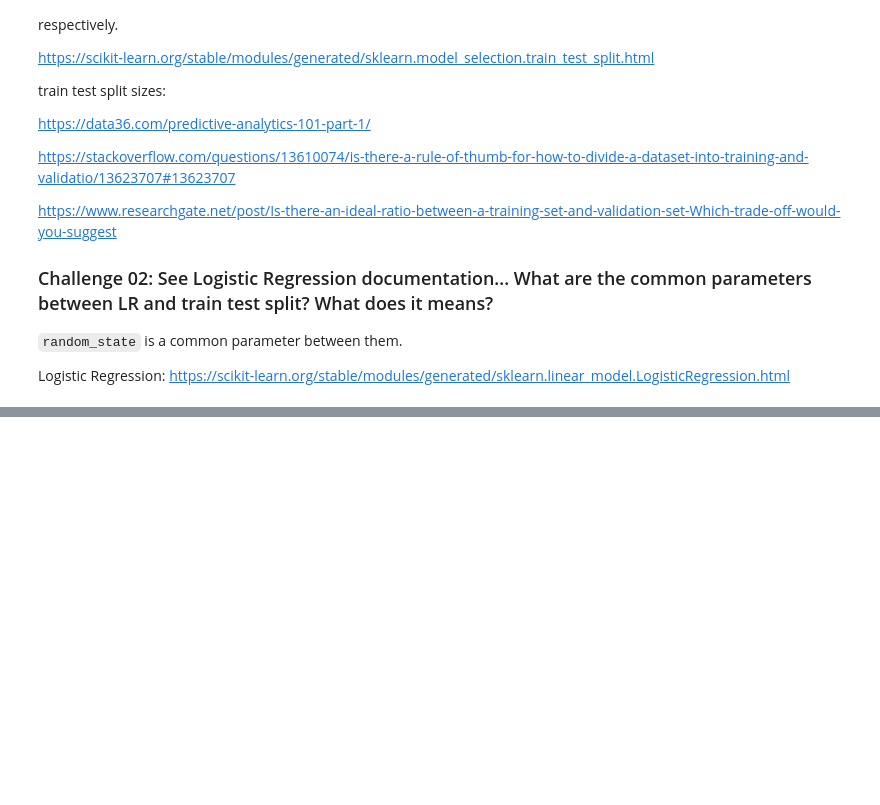
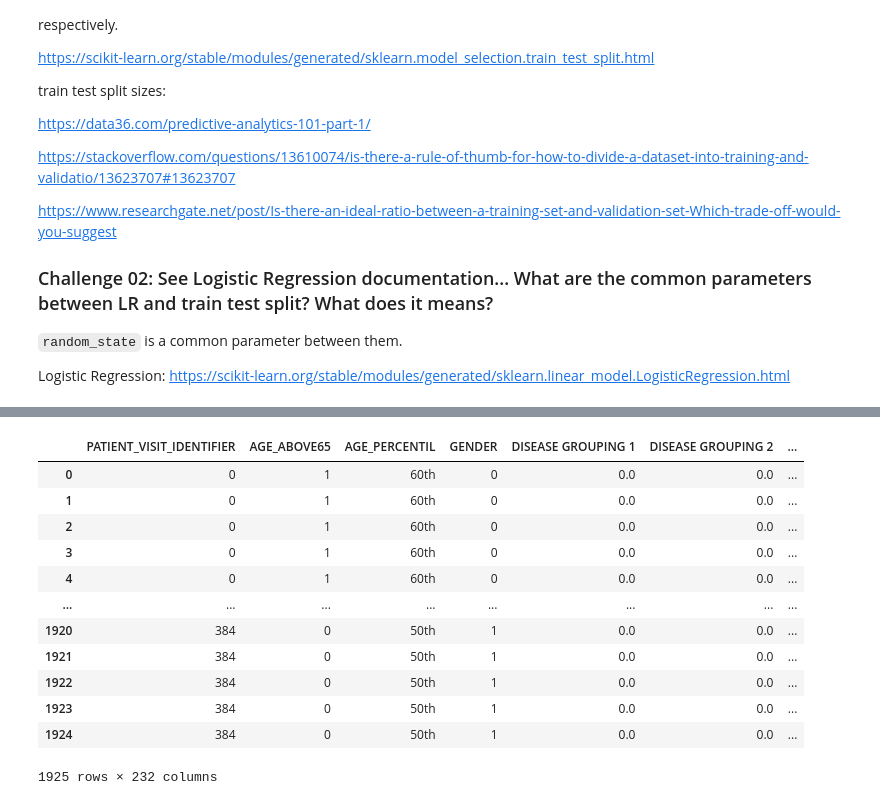
Before and after one commit to gabrielatrindade/alura-bootcamp, a Jupyter notebook: module5/kaggle_sirio_libanes.ipynb, the cells around one changed output, grey strips where cells are left out. Drawn from its saved outputs; the diff is of its cells as text; code cells hidden in the pictures; blank space fills up the shorter version.

```diff
--- a/module5/kaggle_sirio_libanes.ipynb
+++ b/module5/kaggle_sirio_libanes.ipynb
@@ -309,0 +417,4 @@ Logistic Regression: https://scikit-learn.org/stable/modules/generated/sklearn.l
+# %%
+continuous_features_cols = patients.iloc[:, 13:-2].columns
+
+continuous_features_cols
@@ -309,0 +432,34 @@ Logistic Regression: https://scikit-learn.org/stable/modules/generated/sklearn.l
+# %%
+def fill_df_continuous_vars(df: pd.DataFrame):
+
+    continuous_features_cols = df.iloc[:, 13:-2].columns
+
+    filled_continuous_features = (df.groupby('PATIENT_VISIT_IDENTIFIER')
+                                  [continuous_features_cols]
+                                  .fillna(method='bfill')
+                                  .fillna(method='ffill')
+                                  .reset_index())
+
+    categorical_features = df.iloc[:, :13]
+
+    output = df.iloc[:, -2:]
+
+    return pd.concat([categorical_features, filled_continuous_features, output], axis=1)
+# %%
+patients_filled_continuous_vars = fill_df_continuous_vars(patients)
+
+patients_filled_continuous_vars
+# %% [output]
+|  | PATIENT_VISIT_IDENTIFIER | AGE_ABOVE65 | AGE_PERCENTIL | GENDER | DISEASE GROUPING 1 | DISEASE GROUPING 2 | ... |
+| 0 | 0 | 1 | 60th | 0 | 0.0 | 0.0 | ... |
+| 1 | 0 | 1 | 60th | 0 | 0.0 | 0.0 | ... |
+| 2 | 0 | 1 | 60th | 0 | 0.0 | 0.0 | ... |
+| 3 | 0 | 1 | 60th | 0 | 0.0 | 0.0 | ... |
+| 4 | 0 | 1 | 60th | 0 | 0.0 | 0.0 | ... |
+| ... | ... | ... | ... | ... | ... | ... | ... |
+| 1920 | 384 | 0 | 50th | 1 | 0.0 | 0.0 | ... |
+| 1921 | 384 | 0 | 50th | 1 | 0.0 | 0.0 | ... |
+| 1922 | 384 | 0 | 50th | 1 | 0.0 | 0.0 | ... |
+| 1923 | 384 | 0 | 50th | 1 | 0.0 | 0.0 | ... |
+| 1924 | 384 | 0 | 50th | 1 | 0.0 | 0.0 | ... |
+1925 rows × 232 columns
```
Also changed, not shown: parts of 28 cells of this notebook.
